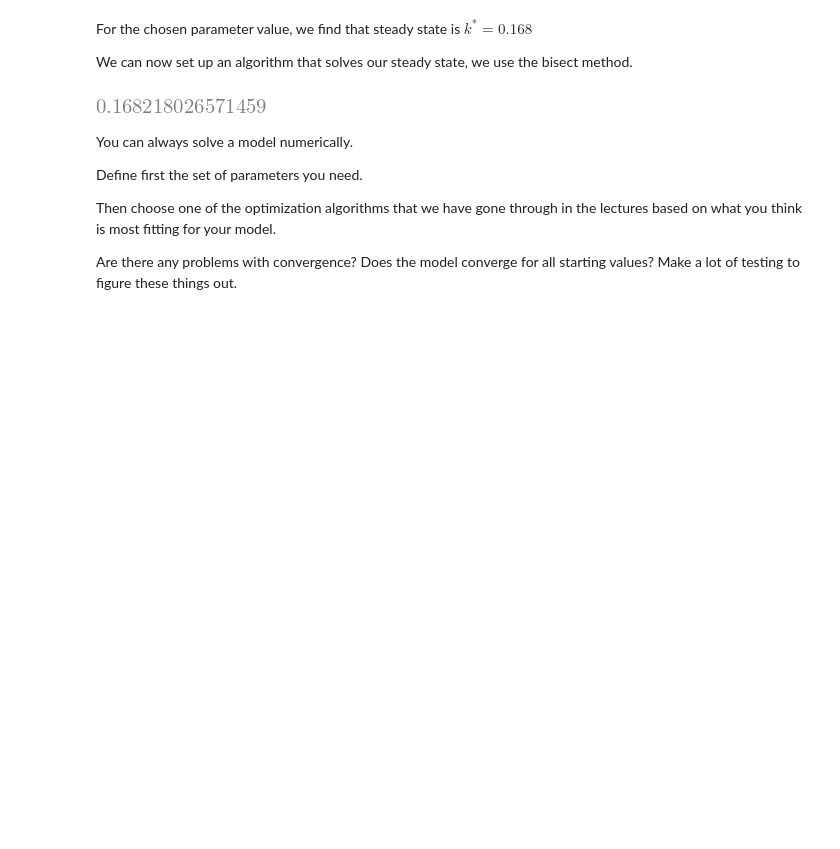
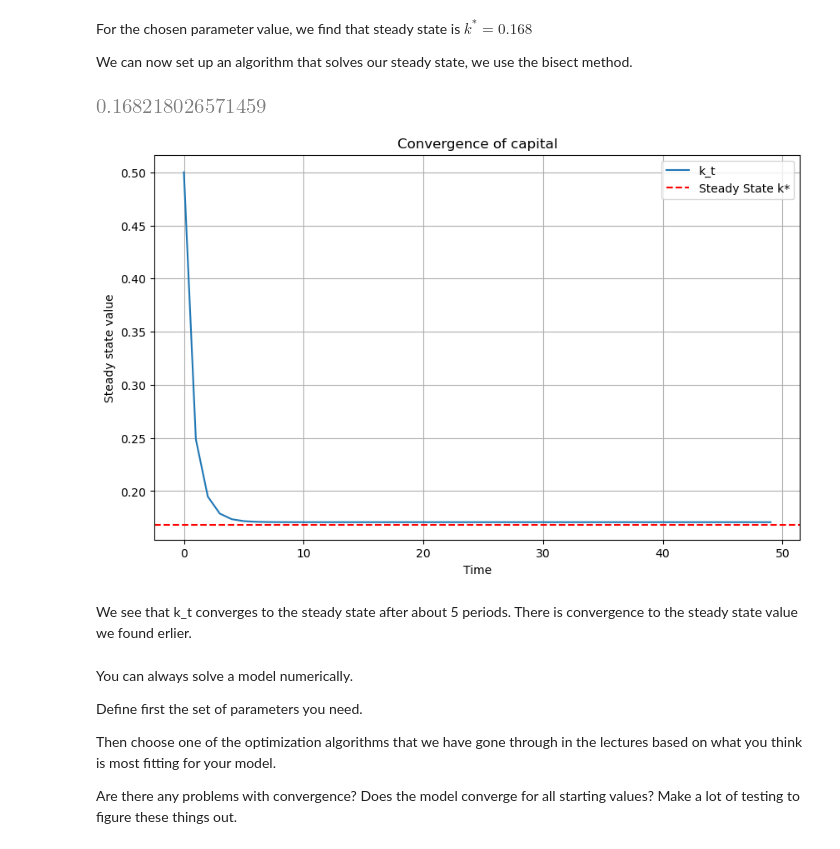
Before and after one commit to NumEconCopenhagen/projects-2024-daniel-og-lukas, a Jupyter notebook: modelproject/modelproject.ipynb, the cells around one changed output. Cells and saved outputs as stored; diff of their text form; code cells hidden in the pictures; blank space fills up the shorter version.

```diff
--- a/modelproject/modelproject.ipynb
+++ b/modelproject/modelproject.ipynb
@@ -204,6 +203,32 @@ result = optimize.root_scalar(obj,bracket=[1e-10,10],method='bisect')
 result.root
 # %% [output]
 [figure]
+# %%
+# Initial value for capital per capita
+k_initial = 0.5
+
+# Initialize array to store simulation results
+k = np.zeros(T)
+k[0] = k_initial
+
+# Simulation loop
+for t in range(1, T):
+    k[t] = ((1 - alpha) * k[t-1]**alpha) / ((1 + n) * (2 + rho))
+
+# Plotting the results
+plt.figure(figsize=(10, 6))
+plt.plot(k, label='k_t')  # Plotting k_t over time
+plt.xlabel('Time')
+plt.ylabel('Steady state value')
+plt.title('Convergence of capital')
+plt.axhline(y=0.168218026571459, color='r', linestyle='--', label='Steady State k*')
+plt.legend()
+plt.grid(True)
+plt.show()
+# %% [output]
+[figure, added]
+# %% [markdown]
+We see that k_t converges to the steady state after about 5 periods. There is convergence to the steady state value we found erlier.
 # %% [markdown]
 You can always solve a model numerically.
 
```
Also changed, not shown: parts of 2 cells of this notebook.
